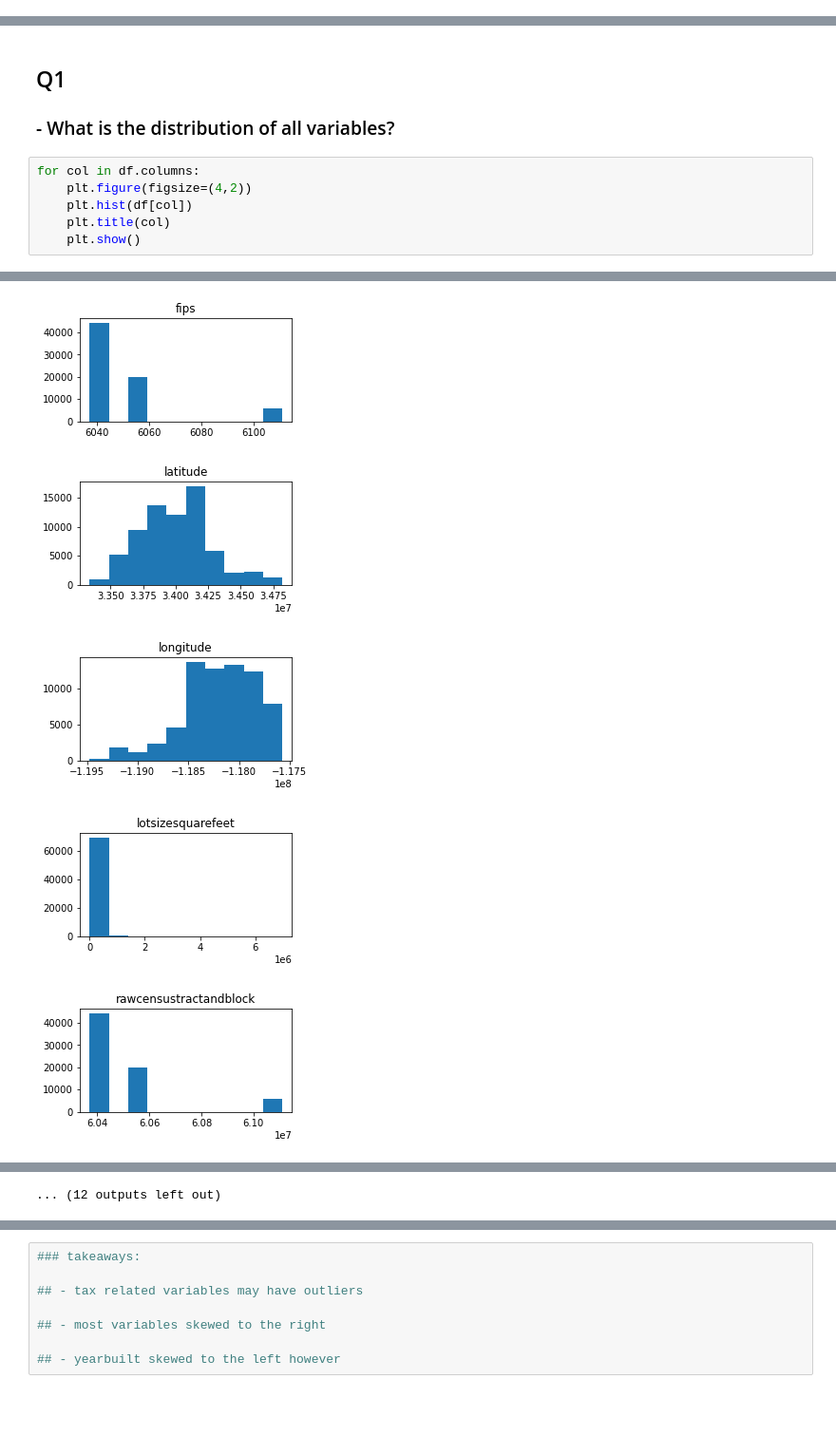
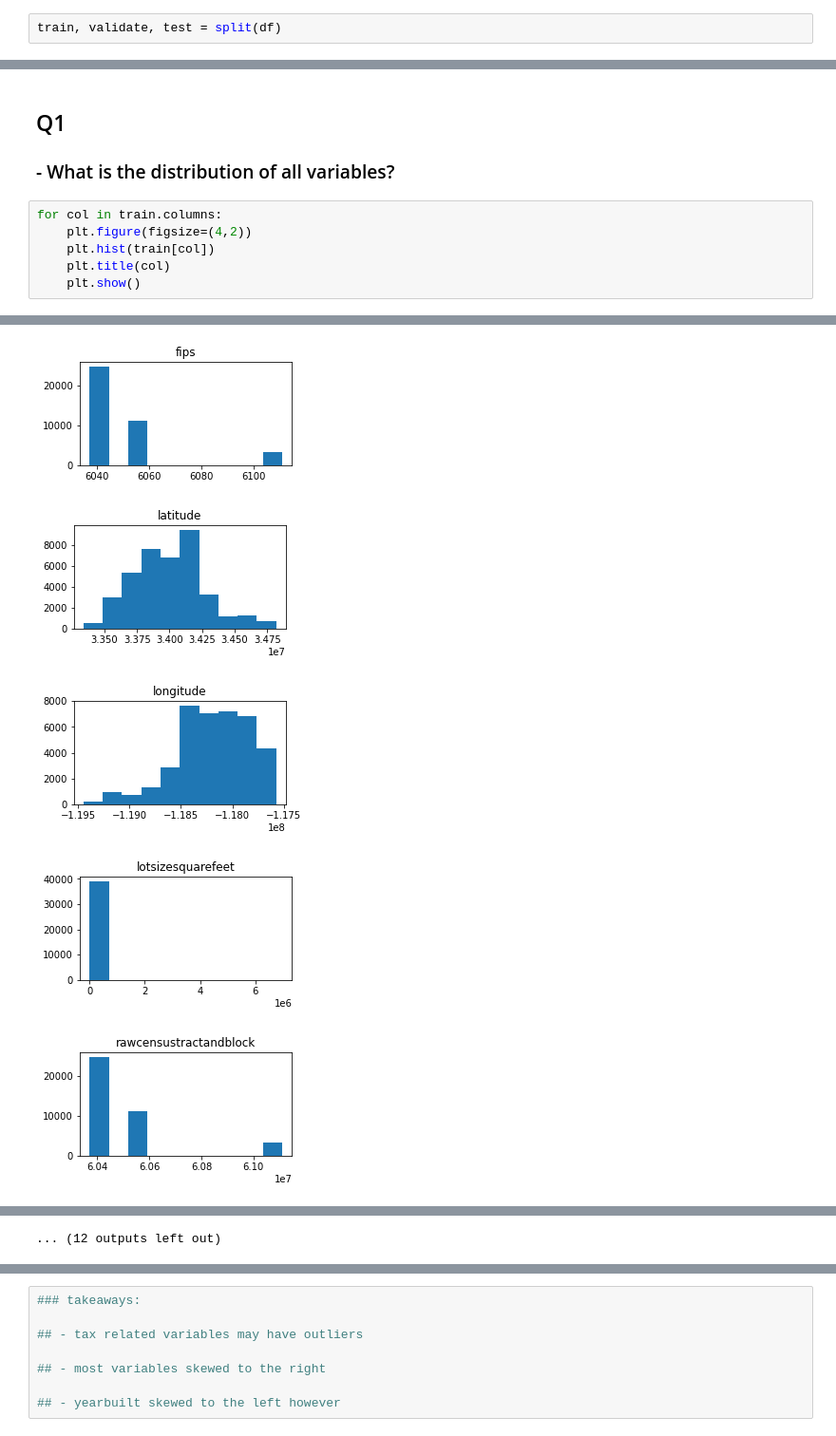
Before and after one commit to johngrinstead/clustering-exercises, a Jupyter notebook: explore_zillow.ipynb, the cells around one changed output, grey strips where cells are left out. Shown: that part at 95% size. Cells and saved outputs as stored; diff of their text form; blank space fills up the shorter version.

```diff
--- a/explore_zillow.ipynb
+++ b/explore_zillow.ipynb
@@ -93,3 +95,5 @@ transactiondate                 0
 heatingorsystemdesc             0
 county                          0
 dtype: int64
+# %%
+train, validate, test = split(df)
@@ -102,9 +129,9 @@ dtype: int64
 
 ### - What is the distribution of all variables?
 # %%
-for col in df.columns:
+for col in train.columns:
     plt.figure(figsize=(4,2))
-    plt.hist(df[col])
+    plt.hist(train[col])
     plt.title(col)
     plt.show()
 # %% [output]
@@ -115,5 +142,5 @@ for col in df.columns:
-[figure, old version]
+[figure, new version]
-[figure, old version]
+[figure, new version]
-[figure, old version]
+[figure, new version]
-[figure, old version]
+[figure, new version]
-[figure, old version]
+[figure, new version]
```
Also changed, not shown: parts of 42 cells of this notebook, 1 other file.
